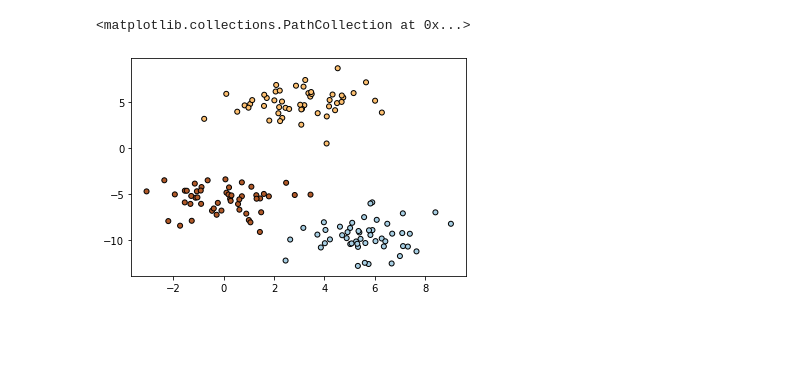
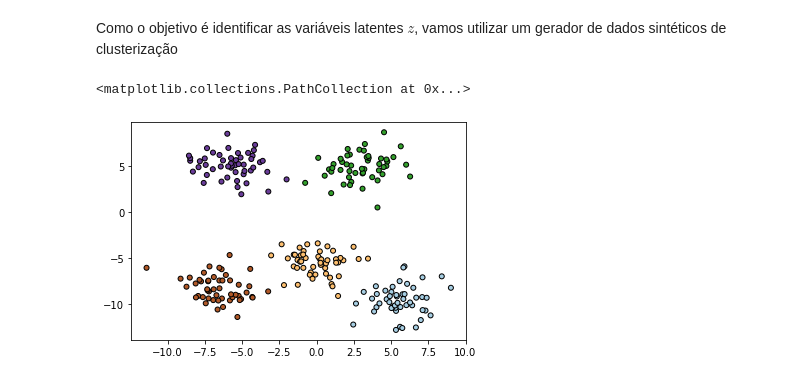
Before and after one commit to lucaspg96/probabilistic-ml, a Jupyter notebook: Expectation Maximization para Misturas Gaussianas.ipynb, the cells around one changed output. Cells and saved outputs as stored; diff of their text form; code cells hidden in the pictures; blank space fills up the shorter version.

```diff
--- a/Expectation Maximization para Misturas Gaussianas.ipynb
+++ b/Expectation Maximization para Misturas Gaussianas.ipynb
@@ -4,13 +9,15 @@ import numpy as np
 import matplotlib.pyplot as plt
 from sklearn.datasets import make_blobs
 from scipy.stats import multivariate_normal
+# %% [markdown]
+Como o objetivo é identificar as variáveis latentes $z$, vamos utilizar um gerador de dados sintéticos de clusterização
 # %%
-n_clusters = 3
+n_clusters = 5
 
 X, Y = X, y = make_blobs(n_samples=[50 for _ in range(n_clusters)], n_features=2,
-                  random_state=10, cluster_std=1.5)
+                  random_state=10, cluster_std=1.5, shuffle=True)
 plt.scatter(X[:, 0], X[:, 1], marker='o', c=Y,
             s=25, edgecolor='k', cmap=plt.cm.Paired)
 # %% [output]
 <matplotlib.collections.PathCollection at 0x...>
-[figure, old version]
+[figure, new version]
```
Also changed, not shown: parts of 13 cells of this notebook.
